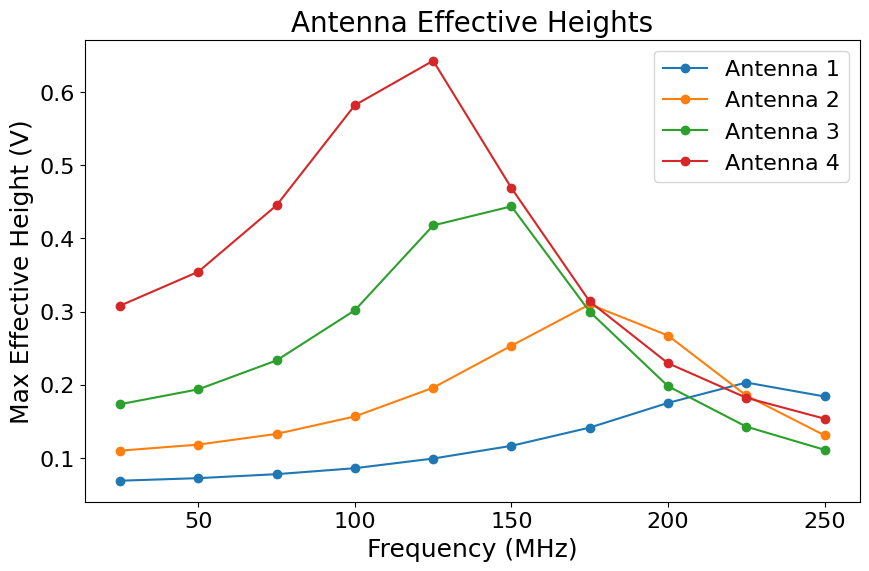
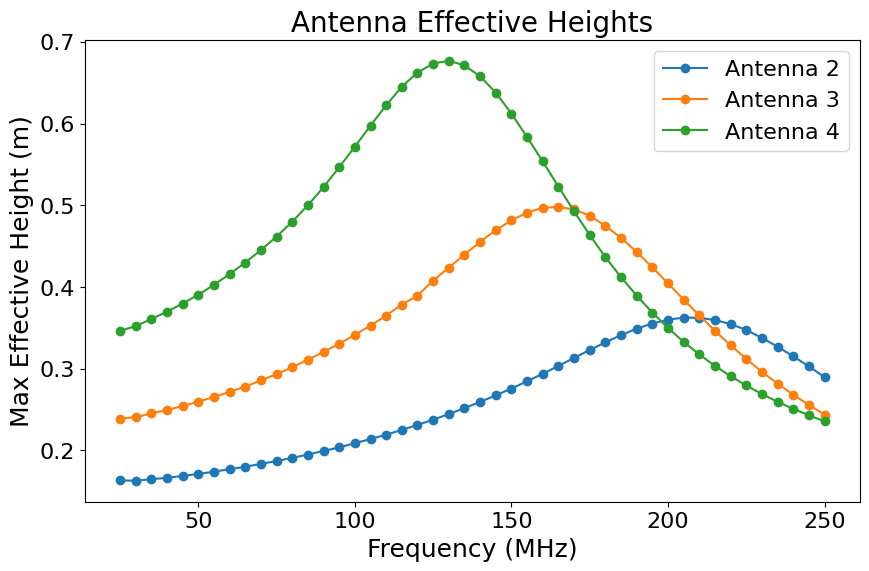
The notebook cell's code change between the first figure and the second:
--- before
+++ after
@@ -1,5 +1,7 @@
-# plot all antennas together
-titles = ['Antenna 1', 'Antenna 2', 'Antenna 3', 'Antenna 4']
-files = [ant_1, ant_2, ant_3, ant_4]
+# plot max eff height vs. frequency for all 4 antennas
+# titles = ['Antenna 1', 'Antenna 2', 'Antenna 3', 'Antenna 4']
+# files = [ant_1, ant_2, ant_3, ant_4]
+titles = ['Antenna 2', 'Antenna 3', 'Antenna 4']
+files = [ant_2, ant_3, ant_4]
 max_gain_dfs = []
 for file in files:
@@ -14,7 +16,8 @@
     plt.plot(max_gain_df['Frequency (Hz)']/1e6, max_gain_df['Voltage_Mag'], label=title, marker='o')
 
-plt.ylabel('Max Effective Height (V)')
+plt.ylabel('Max Effective Height (m)')
 plt.xlabel('Frequency (MHz)')
 plt.title('Antenna Effective Heights')
 plt.legend()
+plt.savefig('/home/peterson_lab/highz2026/Antenna_EH/6cm_tl/antenna_effective_heights.png')
 plt.show()

Commit: Refactor code structure for improved readability and maintainability